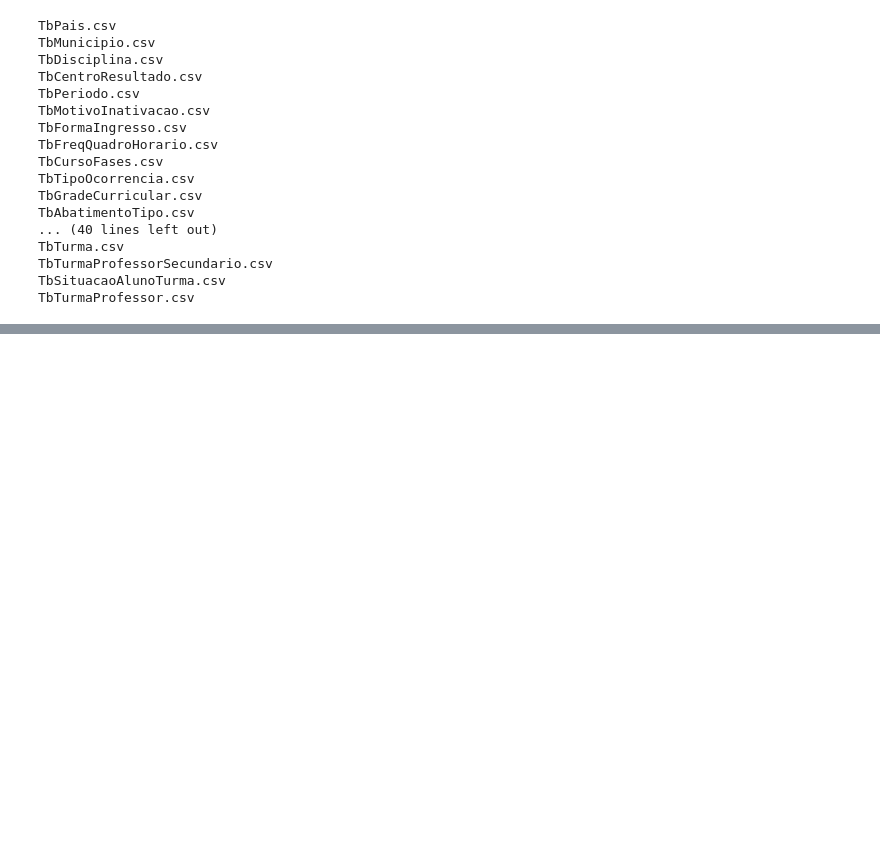
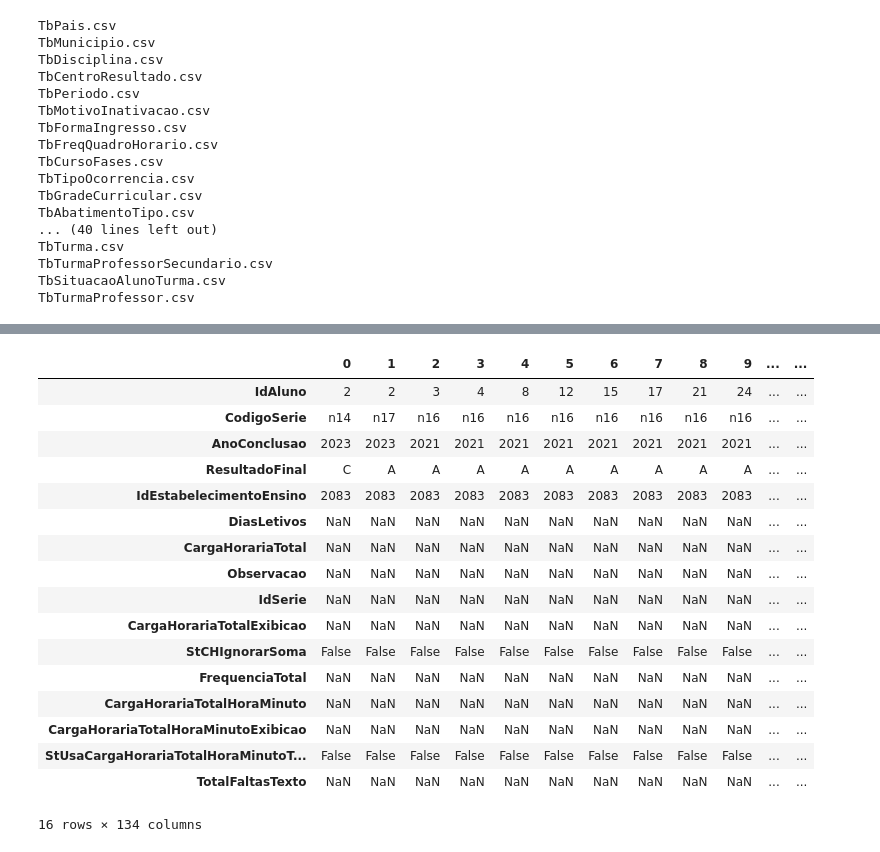
Before and after one commit to johnnathan862/pos-tech-datathon, a Jupyter notebook: exploratory.ipynb, the cells around one changed output, grey strips where cells are left out. Saved outputs shown, nothing was run; the diff lists cells and outputs as text; code cells hidden in the pictures; blank space fills up the shorter version.

```diff
--- a/exploratory.ipynb
+++ b/exploratory.ipynb
@@ -71,0 +187,21 @@ TbTurmaProfessor.csv
+# %%
+TbHistorico['TbHistorico'].T
+# %% [output]
+|  | 0 | 1 | 2 | 3 | 4 | 5 | 6 | 7 | 8 | 9 | ... | ... |
+| IdAluno | 2 | 2 | 3 | 4 | 8 | 12 | 15 | 17 | 21 | 24 | ... | ... |
+| CodigoSerie | n14 | n17 | n16 | n16 | n16 | n16 | n16 | n16 | n16 | n16 | ... | ... |
+| AnoConclusao | 2023 | 2023 | 2021 | 2021 | 2021 | 2021 | 2021 | 2021 | 2021 | 2021 | ... | ... |
+| ResultadoFinal | C | A | A | A | A | A | A | A | A | A | ... | ... |
+| IdEstabelecimentoEnsino | 2083 | 2083 | 2083 | 2083 | 2083 | 2083 | 2083 | 2083 | 2083 | 2083 | ... | ... |
+| DiasLetivos | NaN | NaN | NaN | NaN | NaN | NaN | NaN | NaN | NaN | NaN | ... | ... |
+| CargaHorariaTotal | NaN | NaN | NaN | NaN | NaN | NaN | NaN | NaN | NaN | NaN | ... | ... |
+| Observacao | NaN | NaN | NaN | NaN | NaN | NaN | NaN | NaN | NaN | NaN | ... | ... |
+| IdSerie | NaN | NaN | NaN | NaN | NaN | NaN | NaN | NaN | NaN | NaN | ... | ... |
+| CargaHorariaTotalExibicao | NaN | NaN | NaN | NaN | NaN | NaN | NaN | NaN | NaN | NaN | ... | ... |
+| StCHIgnorarSoma | False | False | False | False | False | False | False | False | False | False | ... | ... |
+| FrequenciaTotal | NaN | NaN | NaN | NaN | NaN | NaN | NaN | NaN | NaN | NaN | ... | ... |
+| CargaHorariaTotalHoraMinuto | NaN | NaN | NaN | NaN | NaN | NaN | NaN | NaN | NaN | NaN | ... | ... |
+| CargaHorariaTotalHoraMinutoExibicao | NaN | NaN | NaN | NaN | NaN | NaN | NaN | NaN | NaN | NaN | ... | ... |
+| StUsaCargaHorariaTotalHoraMinutoT... | False | False | False | False | False | False | False | False | False | False | ... | ... |
+| TotalFaltasTexto | NaN | NaN | NaN | NaN | NaN | NaN | NaN | NaN | NaN | NaN | ... | ... |
+16 rows × 134 columns
```
Also changed, not shown: parts of 12 cells of this notebook.
